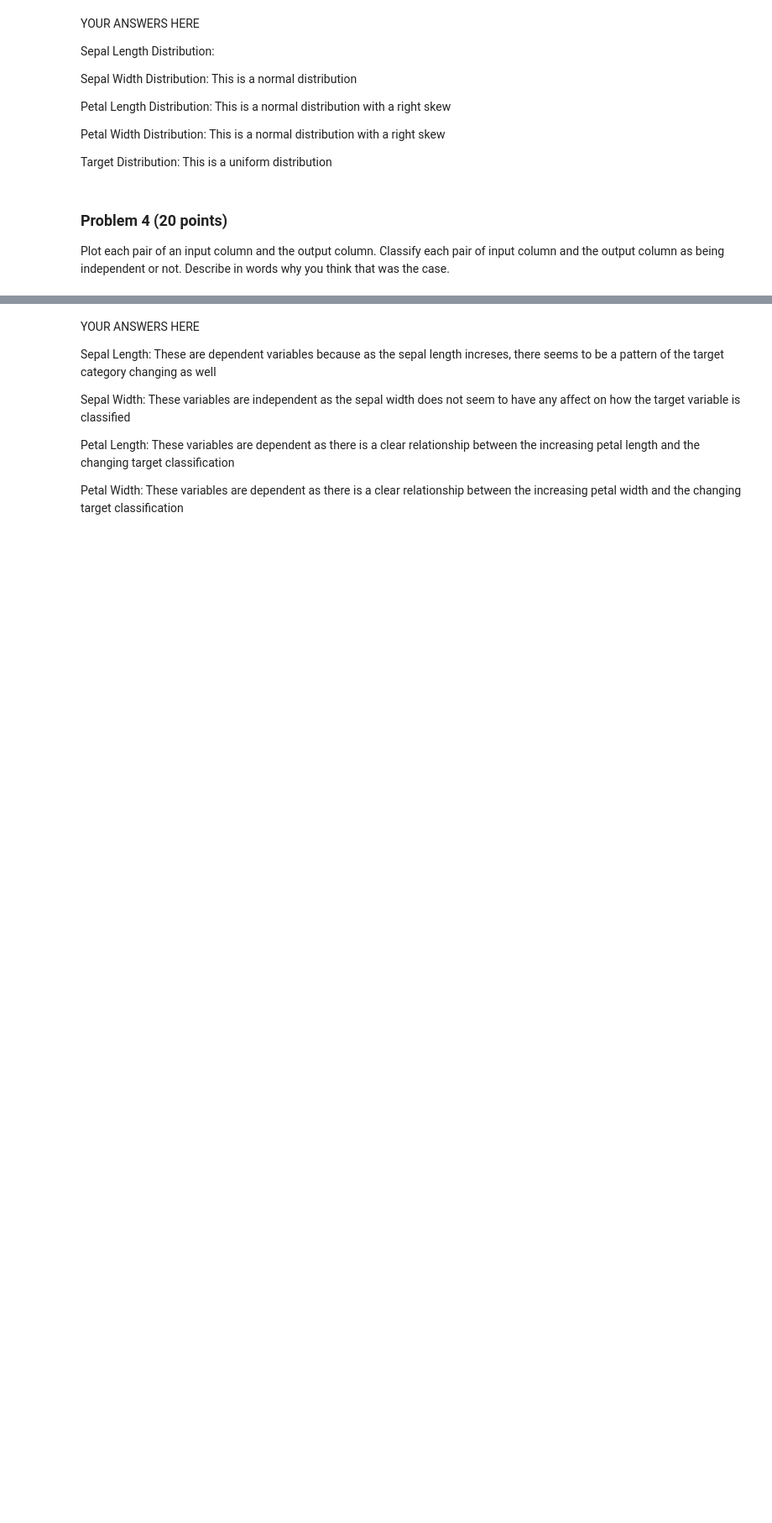
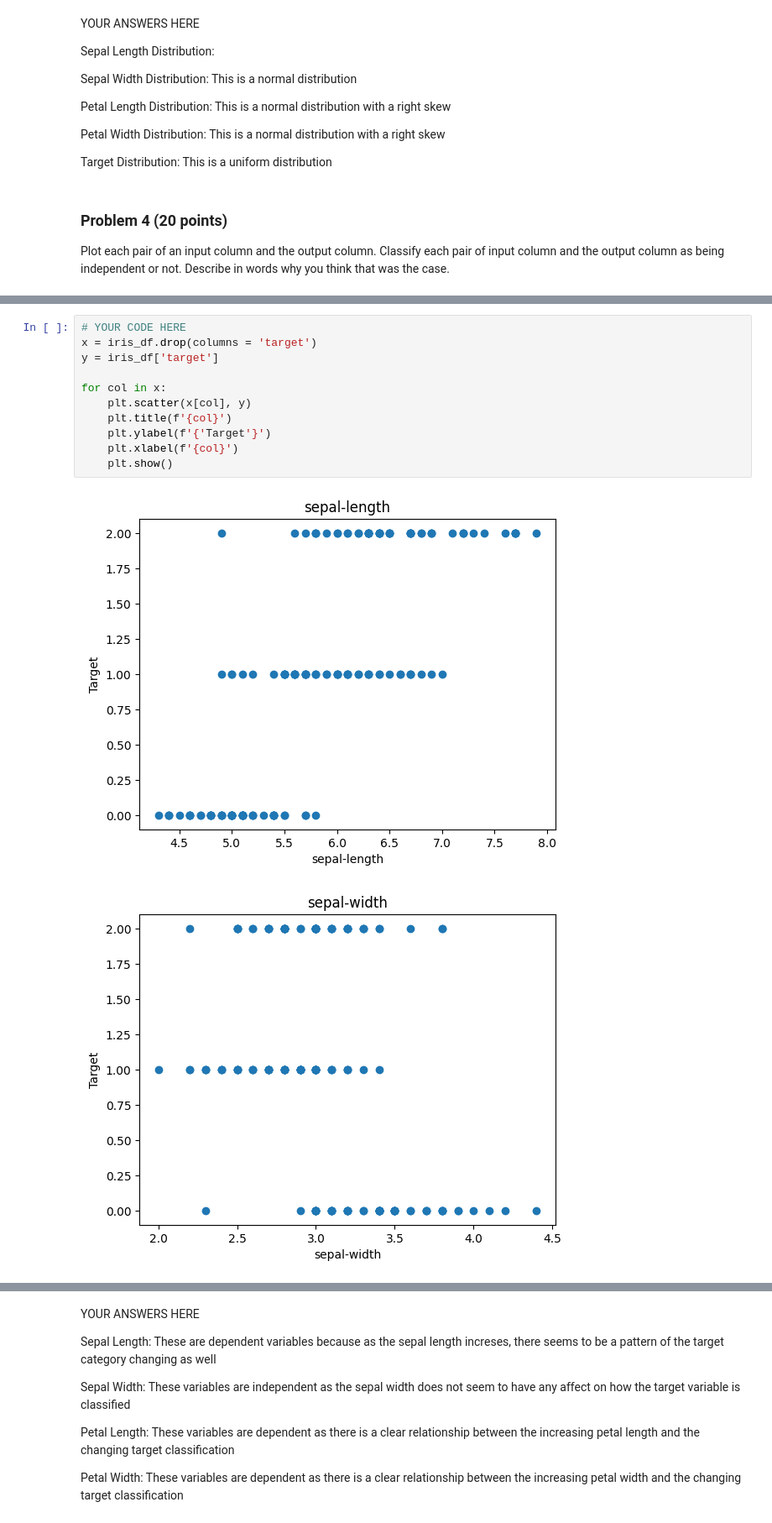
Before and after one commit to nrandazzo222/dx601-final-project, a Jupyter notebook: project.ipynb, the cells around one changed output, grey strips where cells are left out. Shown at 84% size. Drawn from its saved outputs; the diff is of its cells as text; blank space fills up the shorter version.

```diff
--- a/project.ipynb
+++ b/project.ipynb
@@ -213,0 +154,14 @@ plt.show()
+# %%
+# YOUR CODE HERE
+x = iris_df.drop(columns = 'target')
+y = iris_df['target']
+
+for col in x:
+    plt.scatter(x[col], y)
+    plt.title(f'{col}')
+    plt.ylabel(f'{'Target'}')
+    plt.xlabel(f'{col}')
+    plt.show()
+# %% [output]
+[figure, added]
+[figure, added]
```
Also changed, not shown: parts of 4 cells of this notebook.
